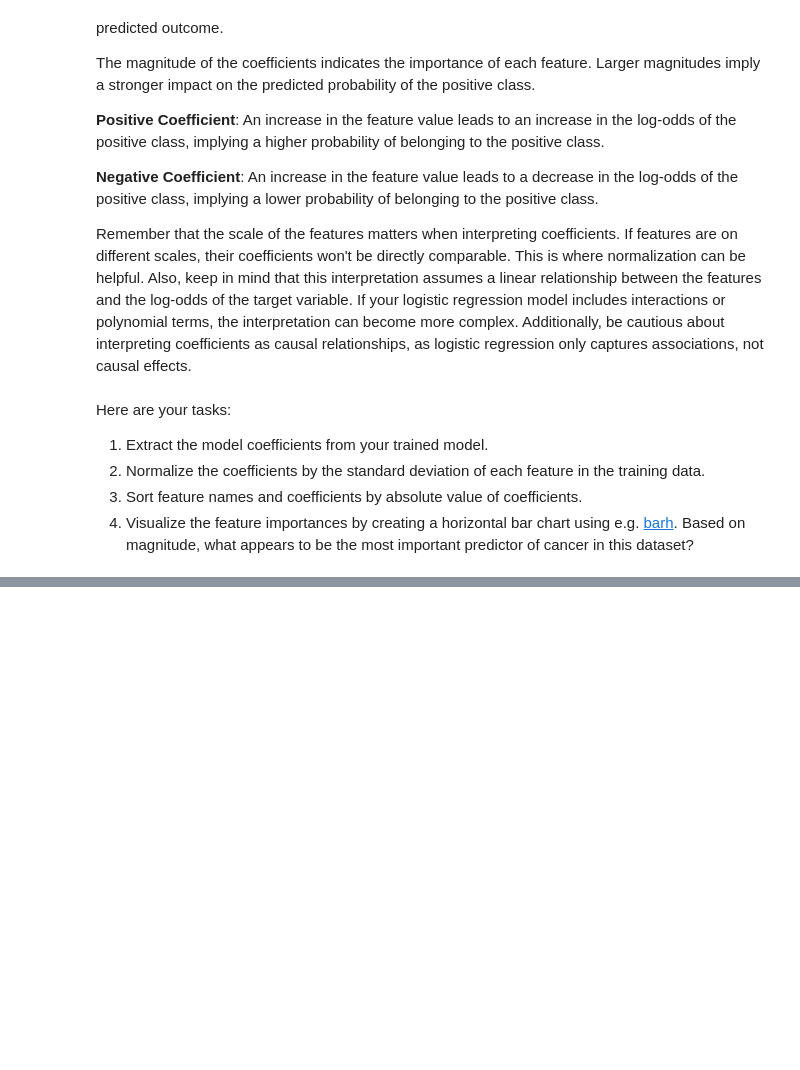
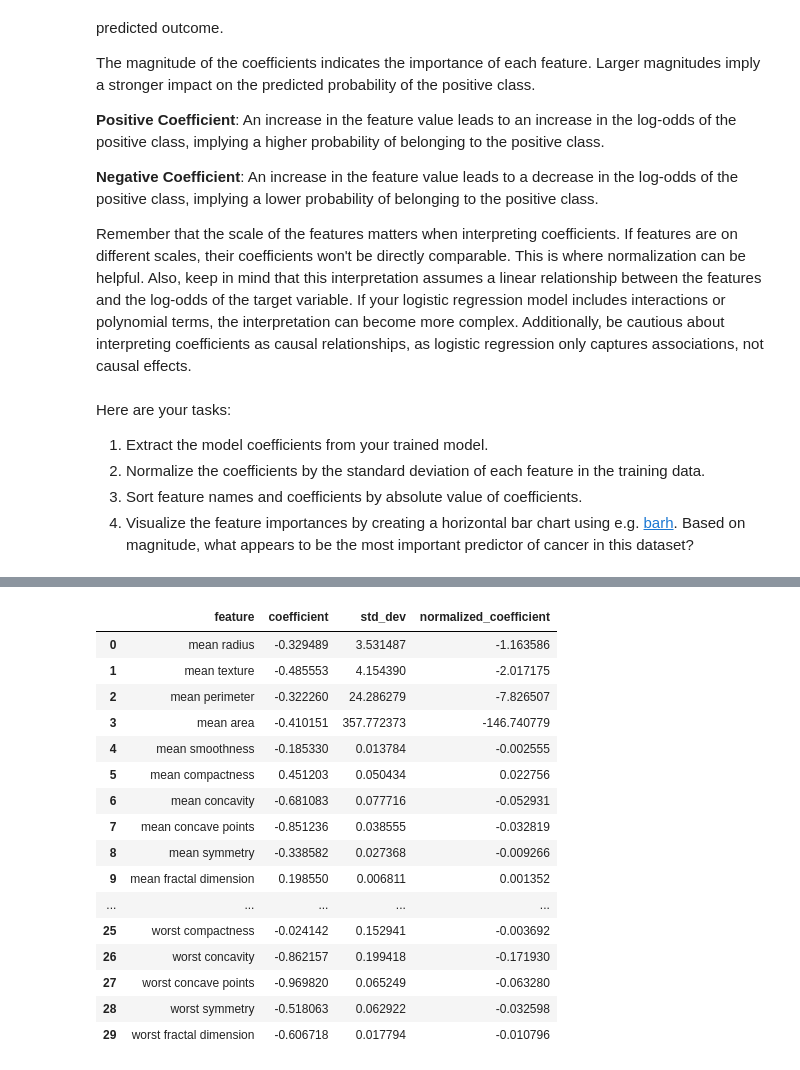
Before and after one commit to jgeiger81/sbml, a Jupyter notebook: 4.3 LogisticRegression/JasonG_MLE_MiniProject_Logistic_Regression.ipynb, the cells around one changed output, grey strips where cells are left out. Saved outputs shown, nothing was run; the diff lists cells and outputs as text; code cells hidden in the pictures; blank space fills up the shorter version.

```diff
--- a/4.3 LogisticRegression/JasonG_MLE_MiniProject_Logistic_Regression.ipynb
+++ b/4.3 LogisticRegression/JasonG_MLE_MiniProject_Logistic_Regression.ipynb
@@ -431,0 +535,32 @@ Here are your tasks:
+# %%
+# Normalize the coefficients by the standard deviation
+
+def getPrettyCoefficientsNormalized(scaler, feature_names, model):
+    return pd.DataFrame({
+      'feature': feature_names,
+      'coefficient': model.coef_[0],
+      'std_dev': scaler.scale_, # This contains the std dev for each feature
+      'normalized_coefficient': model.coef_[0] * scaler.scale_
+  })
+
+
+norm_coef_df = getPrettyCoefficientsNormalized(scaler, raw.feature_names, clf)
+norm_coef_df
+# %% [output]
+|  | feature | coefficient | std_dev | normalized_coefficient |
+| 0 | mean radius | -0.329489 | 3.531487 | -1.163586 |
+| 1 | mean texture | -0.485553 | 4.154390 | -2.017175 |
+| 2 | mean perimeter | -0.322260 | 24.286279 | -7.826507 |
+| 3 | mean area | -0.410151 | 357.772373 | -146.740779 |
+| 4 | mean smoothness | -0.185330 | 0.013784 | -0.002555 |
+| 5 | mean compactness | 0.451203 | 0.050434 | 0.022756 |
+| 6 | mean concavity | -0.681083 | 0.077716 | -0.052931 |
+| 7 | mean concave points | -0.851236 | 0.038555 | -0.032819 |
+| 8 | mean symmetry | -0.338582 | 0.027368 | -0.009266 |
+| 9 | mean fractal dimension | 0.198550 | 0.006811 | 0.001352 |
+| ... | ... | ... | ... | ... |
+| 25 | worst compactness | -0.024142 | 0.152941 | -0.003692 |
+| 26 | worst concavity | -0.862157 | 0.199418 | -0.171930 |
+| 27 | worst concave points | -0.969820 | 0.065249 | -0.063280 |
+| 28 | worst symmetry | -0.518063 | 0.062922 | -0.032598 |
+| 29 | worst fractal dimension | -0.606718 | 0.017794 | -0.010796 |
```
Also changed, not shown: parts of 21 cells of this notebook.
